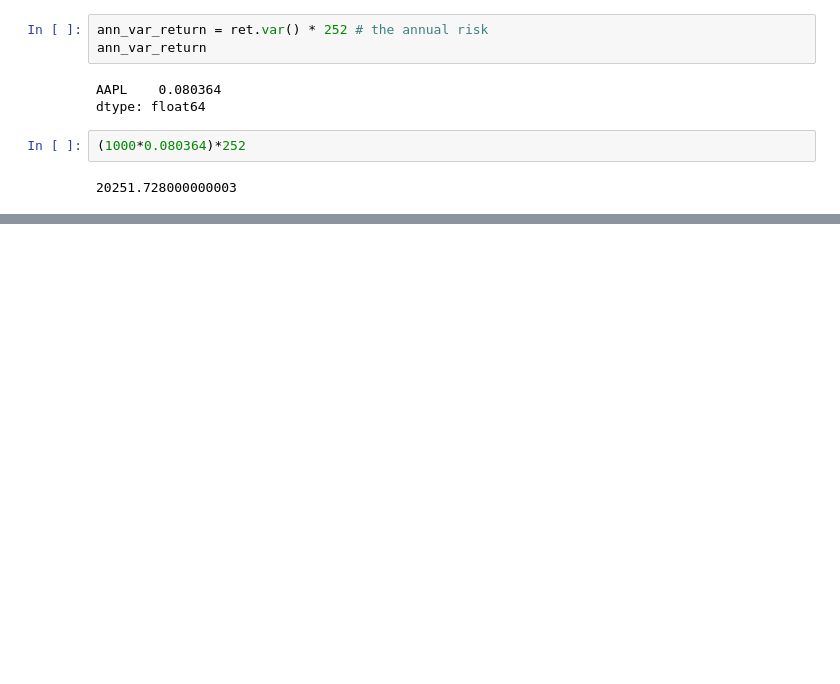
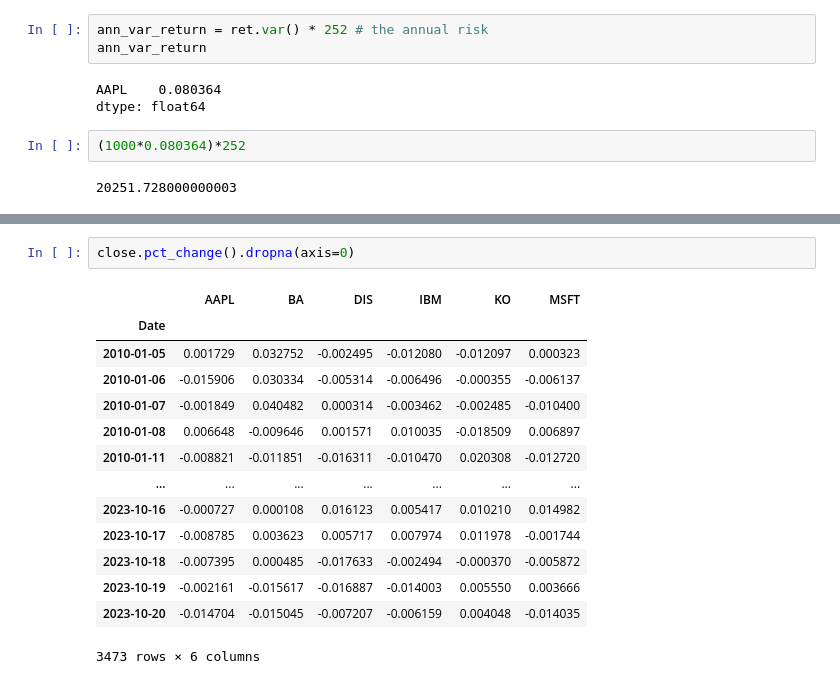
Before and after one commit to DheyaAlqaderi/TechnicalAnalysis-Gold-ML, a Jupyter notebook: Yahoo Finance practice/yahoo_finance.ipynb, the cells around one changed output, grey strips where cells are left out. Saved outputs shown, nothing was run; the diff lists cells and outputs as text; blank space fills up the shorter version.

```diff
--- a/Yahoo Finance practice/yahoo_finance.ipynb
+++ b/Yahoo Finance practice/yahoo_finance.ipynb
@@ -695,0 +714,17 @@ dtype: float64
+# %%
+close.pct_change().dropna(axis=0)
+# %% [output]
+|  | AAPL | BA | DIS | IBM | KO | MSFT |
+| Date |  |  |  |  |  |  |
+| 2010-01-05 | 0.001729 | 0.032752 | -0.002495 | -0.012080 | -0.012097 | 0.000323 |
+| 2010-01-06 | -0.015906 | 0.030334 | -0.005314 | -0.006496 | -0.000355 | -0.006137 |
+| 2010-01-07 | -0.001849 | 0.040482 | 0.000314 | -0.003462 | -0.002485 | -0.010400 |
+| 2010-01-08 | 0.006648 | -0.009646 | 0.001571 | 0.010035 | -0.018509 | 0.006897 |
+| 2010-01-11 | -0.008821 | -0.011851 | -0.016311 | -0.010470 | 0.020308 | -0.012720 |
+| ... | ... | ... | ... | ... | ... | ... |
+| 2023-10-16 | -0.000727 | 0.000108 | 0.016123 | 0.005417 | 0.010210 | 0.014982 |
+| 2023-10-17 | -0.008785 | 0.003623 | 0.005717 | 0.007974 | 0.011978 | -0.001744 |
+| 2023-10-18 | -0.007395 | 0.000485 | -0.017633 | -0.002494 | -0.000370 | -0.005872 |
+| 2023-10-19 | -0.002161 | -0.015617 | -0.016887 | -0.014003 | 0.005550 | 0.003666 |
+| 2023-10-20 | -0.014704 | -0.015045 | -0.007207 | -0.006159 | 0.004048 | -0.014035 |
+3473 rows × 6 columns
```
Also changed, not shown: parts of 12 cells of this notebook.
